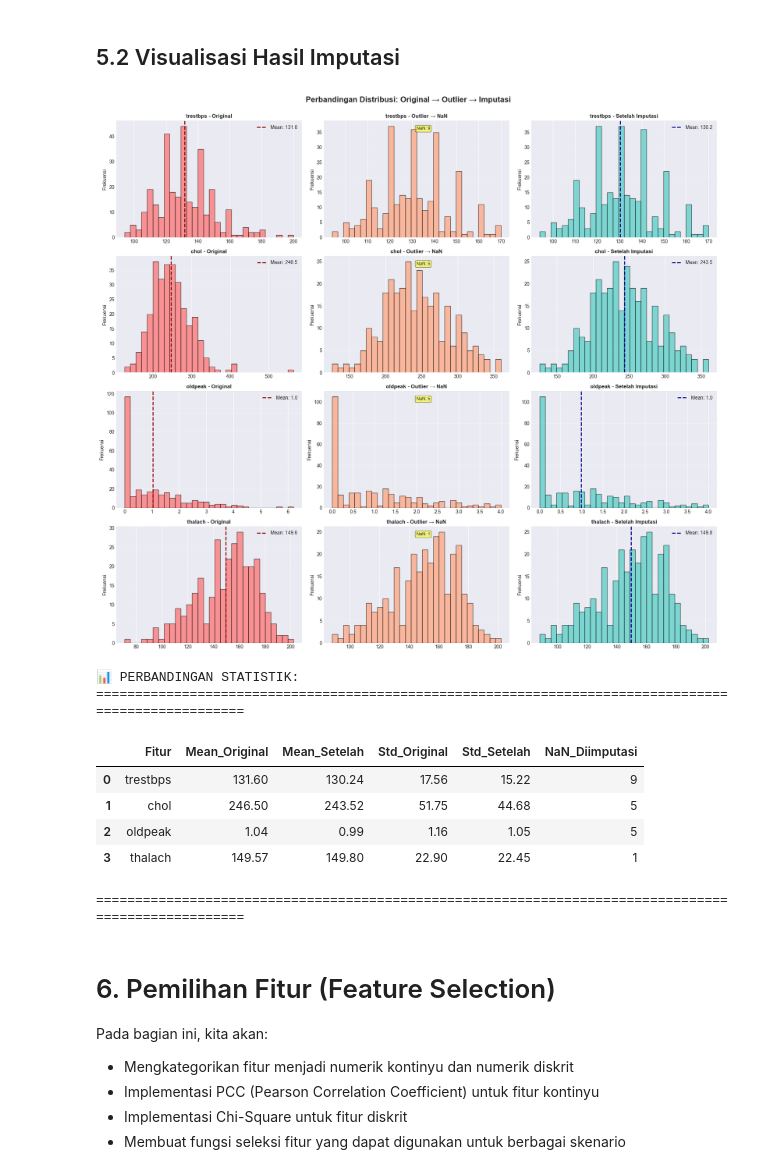
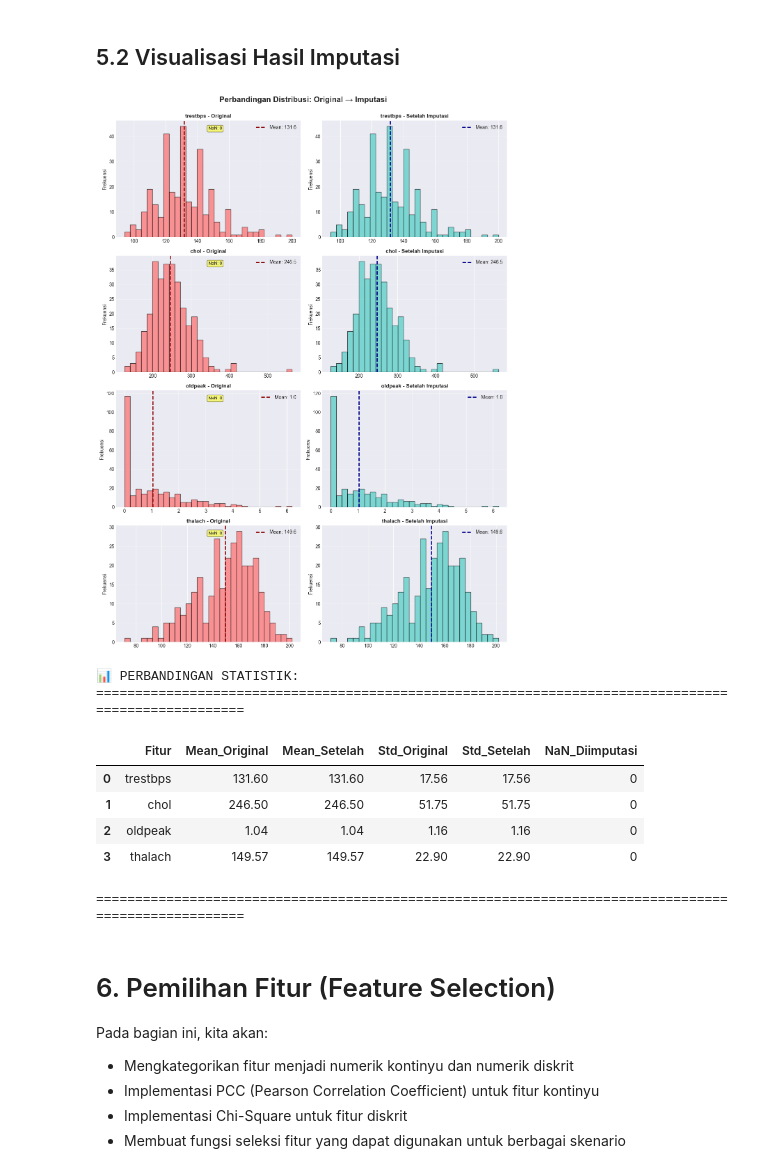
Before and after one commit to Vendot/ETC-XGB-PCC-Chi-Square, a Jupyter notebook: Heart_Disease_Analysis_Refactored.ipynb, the cells around one changed output. Cells and saved outputs as stored; diff of their text form; code cells hidden in the pictures.

Commit message:
sebelum perubahan struktur FS + MODEL

```diff
--- a/Heart_Disease_Analysis_Refactored.ipynb
+++ b/Heart_Disease_Analysis_Refactored.ipynb
@@ -1085,6 +588,6 @@ thal            2.00       3.00       1.00       0.50       4.50       0
 # %%
 # Hitung dan visualisasi matriks korelasi
-matriks_korelasi = df_original.corr()
+matriks_korelasi = df_original.corr().drop('target').loc[:, df_original.columns != 'target']
 
 plt.figure(figsize=(14, 10))
 mask = np.triu(np.ones_like(matriks_korelasi, dtype=bool))
@@ -1096,7 +599,7 @@ plt.tight_layout()
 plt.show()
 
 # Analisis korelasi dengan target
-korelasi_target = matriks_korelasi['target'].drop('target').sort_values(ascending=False)
+korelasi_target = df_original.corr()['target'].drop('target').sort_values(ascending=False)
 
 print("\n📊 KORELASI FITUR DENGAN TARGET:")
 print("=" * 60)
@@ -2045,80 +1791,73 @@ print("\n" + "=" * 100)
 # %% [markdown]
 ## 5.2 Visualisasi Hasil Imputasi
 # %%
-# Visualisasi distribusi: Original → Outlier Handling → Imputasi
-fig, axes = plt.subplots(len(FITUR_OUTLIER), 3, figsize=(18, len(FITUR_OUTLIER) * 4))
+# Visualisasi distribusi: Original → Imputasi
+fig, axes = plt.subplots(len(FITUR_OUTLIER), 2, figsize=(12, len(FITUR_OUTLIER) * 4))
 
 for idx, nama_fitur in enumerate(FITUR_OUTLIER):
-    # Original
-    axes[idx, 0].hist(X_before_outlier[nama_fitur].dropna(), bins=30,
+    # Original (sebelum imputasi)
+    axes[idx, 0].hist(X_before_imputation[nama_fitur].dropna(), bins=30,
                       color='#FF6B6B', alpha=0.7, edgecolor='black')
     axes[idx, 0].set_title(f'{nama_fitur} - Original', fontsize=11, fontweight='bold')
     axes[idx, 0].set_ylabel('Frekuensi', fontsize=10)
     axes[idx, 0].grid(axis='y', alpha=0.3)
 
-    mean_orig = X_before_outlier[nama_fitur].mean()
+    mean_orig = X_before_imputation[nama_fitur].mean()
     axes[idx, 0].axvline(mean_orig, color='darkred', linestyle='--',
                          linewidth=2, label=f"Mean: {mean_orig:.1f}")
+
+    jumlah_nan = X_before_imputation[nama_fitur].isna().sum()
+    axes[idx, 0].text(0.5, 0.95, f'NaN: {jumlah_nan}',
+                      transform=axes[idx, 0].transAxes, fontsize=9,
+                      verticalalignment='top',
+                      bbox=dict(boxstyle='round', facecolor='yellow', alpha=0.5))
     axes[idx, 0].legend()
 
-    # Setelah outlier → NaN
-    axes[idx, 1].hist(X_before_imputation[nama_fitur].dropna(), bins=30,
-                      color='#FFA07A', alpha=0.7, edgecolor='black')
-    axes[idx, 1].set_title(f'{nama_fitur} - Outlier → NaN', fontsize=11, fontweight='bold')
+    # Setelah imputasi
+    axes[idx, 1].hist(X[nama_fitur].dropna(), bins=30,
+                      color='#4ECDC4', alpha=0.7, edgecolor='black')
+    axes[idx, 1].set_title(f'{nama_fitur} - Setelah Imputasi', fontsize=11, fontweight='bold')
     axes[idx, 1].set_ylabel('Frekuensi', fontsize=10)
     axes[idx, 1].grid(axis='y', alpha=0.3)
 
-    jumlah_nan = X_before_imputation[nama_fitur].isna().sum()
-    axes[idx, 1].text(0.5, 0.95, f'NaN: {jumlah_nan}',
-                      transform=axes[idx, 1].transAxes, fontsize=9,
-                      verticalalignment='top',
-                      bbox=dict(boxstyle='round', facecolor='yellow', alpha=0.5))
+    mean_after = X[nama_fitur].mean()
+    axes[idx, 1].axvline(mean_after, color='darkblue', linestyle='--',
+                         linewidth=2, label=f"Mean: {mean_after:.1f}")
+    axes[idx, 1].legend()
 
-    # Setelah imputasi
-    axes[idx, 2].hist(X[nama_fitur].dropna(), bins=30,
-                      color='#4ECDC4', alpha=0.7, edgecolor='black')
-    axes[idx, 2].set_title(f'{nama_fitur} - Setelah Imputasi', fontsize=11, fontweight='bold')
-    axes[idx, 2].set_ylabel('Frekuensi', fontsize=10)
-    axes[idx, 2].grid(axis='y', alpha=0.3)
-
-    mean_after = X[nama_fitur].mean()
-    axes[idx, 2].axvline(mean_after, color='darkblue', linestyle='--',
-                         linewidth=2, label=f"Mean: {mean_after:.1f}")
-    axes[idx, 2].legend()
-
-plt.suptitle('Perbandingan Distribusi: Original → Outlier → Imputasi',
+plt.suptitle('Perbandingan Distribusi: Original → Imputasi',
              fontsize=16, fontweight='bold', y=1.00)
 plt.tight_layout()
 plt.show()
 
 # Tabel perbandingan statistik
 data_perbandingan = []
 
 for nama_fitur in FITUR_OUTLIER:
     data_perbandingan.append({
         'Fitur': nama_fitur,
-        'Mean_Original': X_before_outlier[nama_fitur].mean(),
+        'Mean_Original': X_before_imputation[nama_fitur].mean(),
         'Mean_Setelah': X[nama_fitur].mean(),
-        'Std_Original': X_before_outlier[nama_fitur].std(),
+        'Std_Original': X_before_imputation[nama_fitur].std(),
         'Std_Setelah': X[nama_fitur].std(),
         'NaN_Diimputasi': X_before_imputation[nama_fitur].isna().sum()
     })
 
 df_perbandingan = pd.DataFrame(data_perbandingan)
 
 print("\n📊 PERBANDINGAN STATISTIK:")
 print("=" * 100)
 display(df_perbandingan.round(2))
 print("=" * 100)
 # %% [output]
-[figure, old version]
+[figure, new version]
 📊 PERBANDINGAN STATISTIK:
 ====================================================================================================
 |  | Fitur | Mean_Original | Mean_Setelah | Std_Original | Std_Setelah | NaN_Diimputasi |
-| 0 | trestbps | 131.60 | 130.24 | 17.56 | 15.22 | 9 |
-| 1 | chol | 246.50 | 243.52 | 51.75 | 44.68 | 5 |
-| 2 | oldpeak | 1.04 | 0.99 | 1.16 | 1.05 | 5 |
-| 3 | thalach | 149.57 | 149.80 | 22.90 | 22.45 | 1 |
+| 0 | trestbps | 131.60 | 131.60 | 17.56 | 17.56 | 0 |
+| 1 | chol | 246.50 | 246.50 | 51.75 | 51.75 | 0 |
+| 2 | oldpeak | 1.04 | 1.04 | 1.16 | 1.16 | 0 |
+| 3 | thalach | 149.57 | 149.57 | 22.90 | 22.90 | 0 |
 ====================================================================================================
 # %% [markdown]
 # 6. Pemilihan Fitur (Feature Selection)
```
Also changed, not shown: parts of 66 cells of this notebook, 2 other files.
